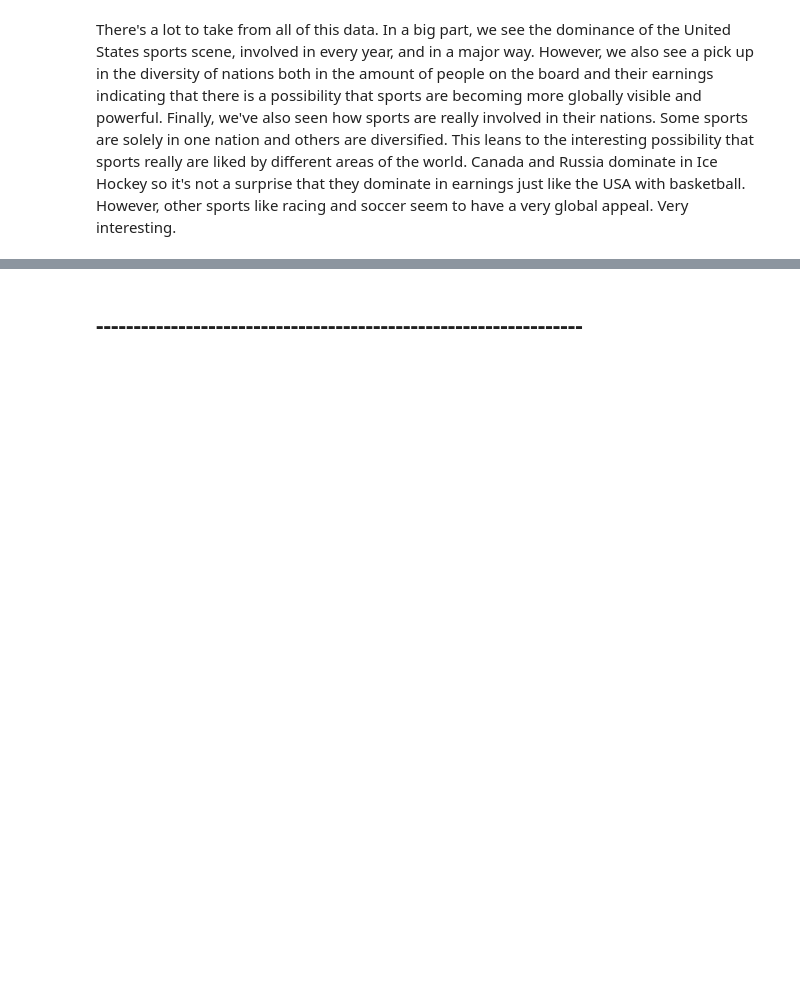
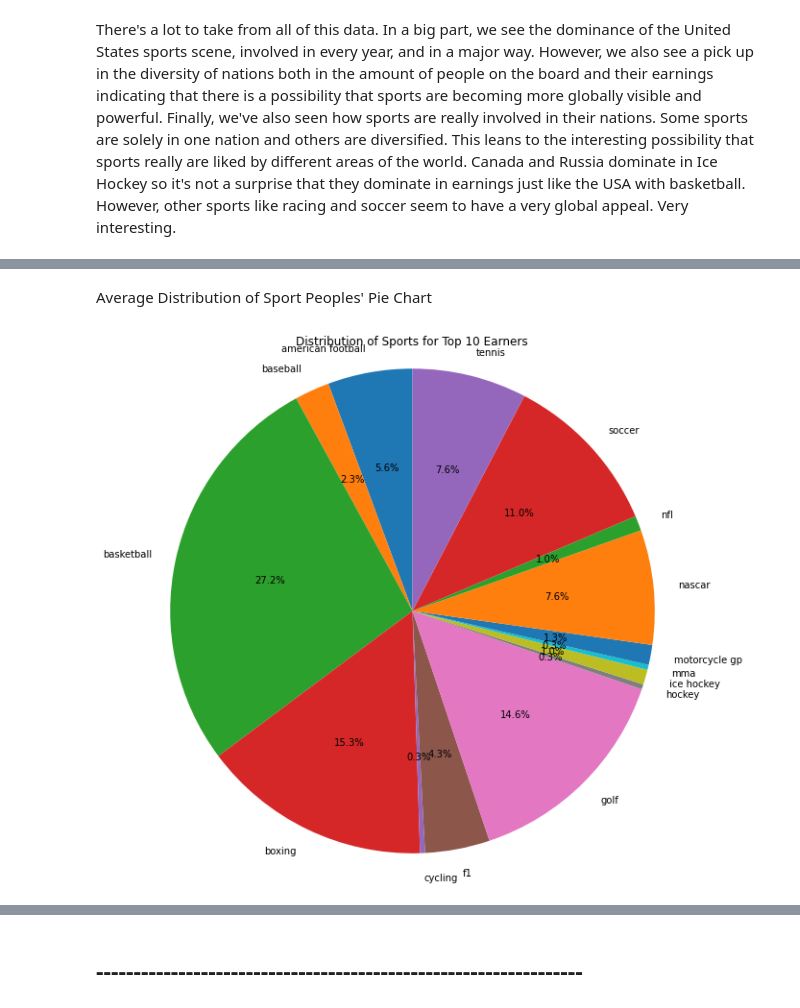
Before and after one commit to zoeshenrw/databootcamp-midterm, a Jupyter notebook: Master_File_v2.1.ipynb, the cells around one changed output, grey strips where cells are left out. Drawn from its saved outputs; the diff is of its cells as text; code cells hidden in the pictures; blank space fills up the shorter version.

```diff
--- a/Master_File_v2.1.ipynb
+++ b/Master_File_v2.1.ipynb
@@ -864,0 +880,3 @@ There's a lot to take from all of this data. In a big part, we see the dominance
+# %%
+df['count'] = 1
+df
@@ -864,0 +899,3 @@ There's a lot to take from all of this data. In a big part, we see the dominance
+# %%
+sport_avg_salary = df.groupby(['sport']).agg({'earnings': 'mean', 'count': 'sum'}).reset_index()
+sport_avg_salary
@@ -864,0 +933,14 @@ There's a lot to take from all of this data. In a big part, we see the dominance
+# %% [markdown]
+Average Distribution of Sport Peoples' Pie Chart
+# %%
+fig1, ax1 = plt.subplots(figsize=(10, 10))
+ax1.pie(sport_avg_salary['count'], labels=sport_avg_salary['sport'] , autopct='%1.1f%%', startangle=90)
+ax1.axis('equal')
+
+# add title
+plt.title('Distribution of Sports for Top 10 Earners')
+
+# show plot
+plt.show()
+# %% [output]
+[figure, added]
```
Also changed, not shown: parts of 65 cells of this notebook.
